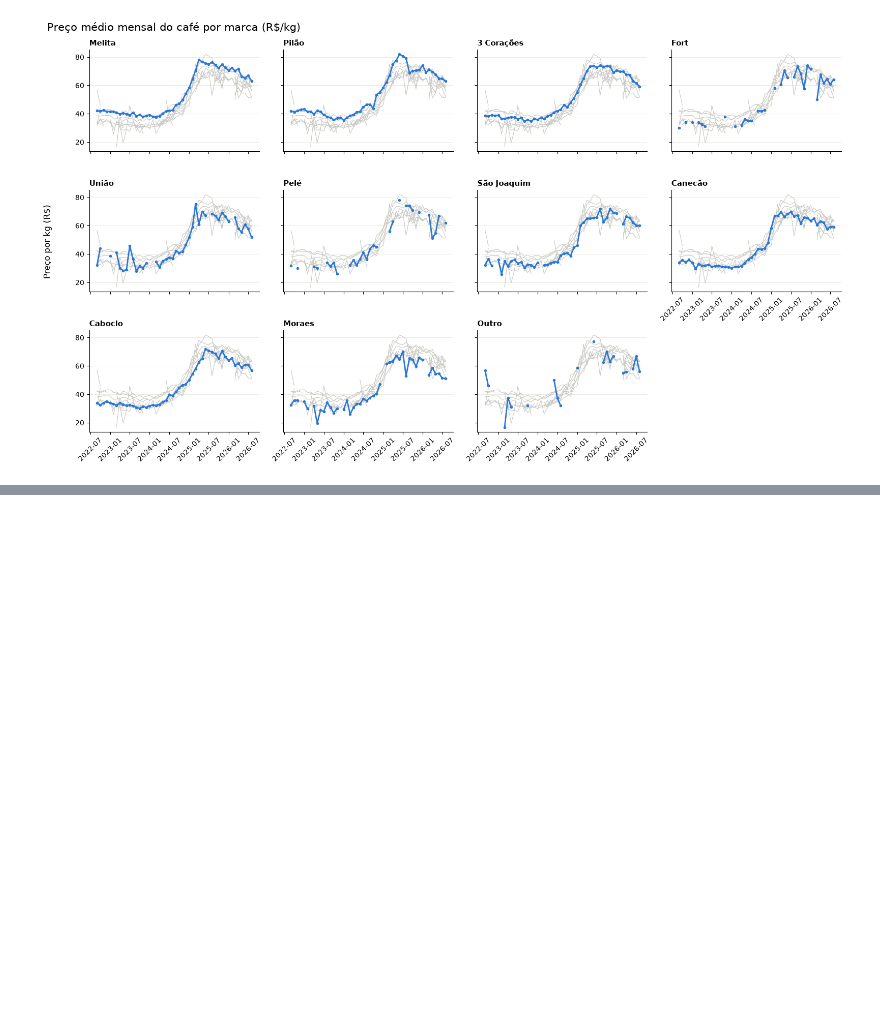
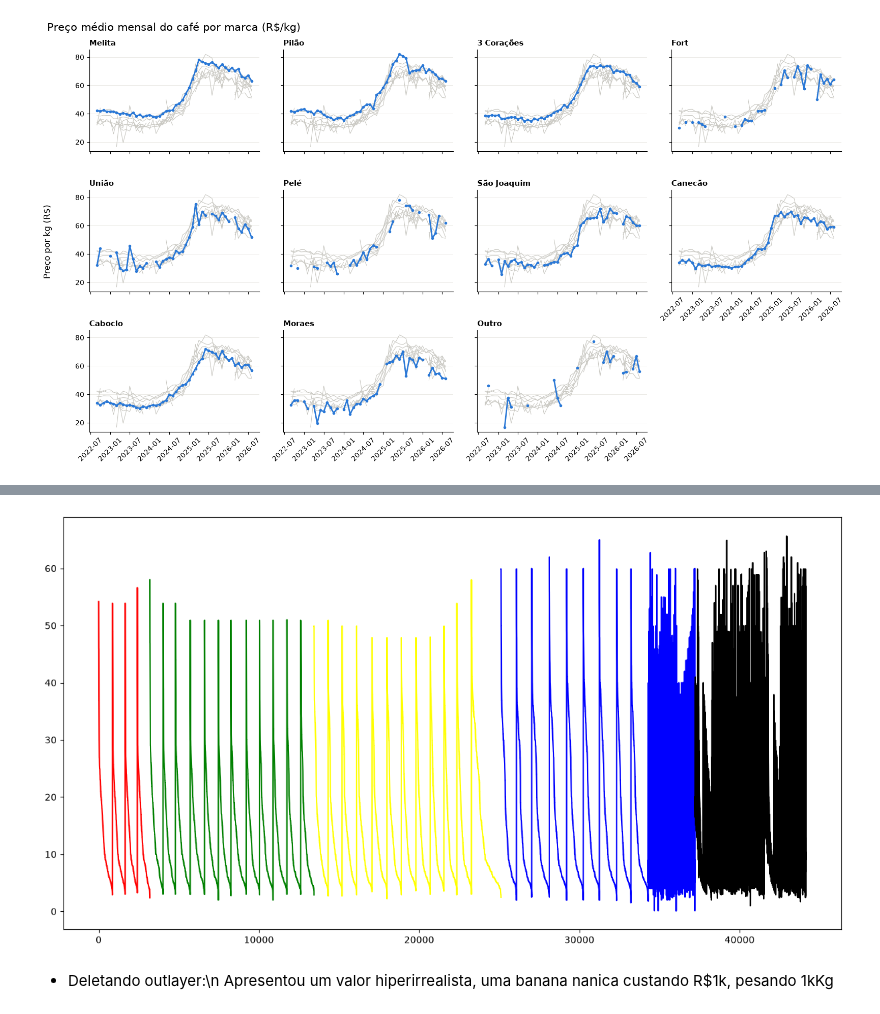
Before and after one commit to Teus-Andrezana/dados_cesta_basica, a Jupyter notebook: notebooks/cesta_basica.ipynb, the cells around one changed output, grey strips where cells are left out. Saved outputs shown, nothing was run; the diff lists cells and outputs as text; code cells hidden in the pictures; blank space fills up the shorter version.

```diff
--- a/notebooks/cesta_basica.ipynb
+++ b/notebooks/cesta_basica.ipynb
@@ -250,0 +318,10 @@ plt.show()
+# %%
+color = ["red", "green", "yellow", "blue", "black"]
+plt.figure(figsize = (15, 8))
+for c, y in enumerate(years):
+    plt.plot(df[df["Mes_Ano_Data"].dt.year == y]["Preco"], color[c])
+# %% [output]
+[figure, added]
+# %% [markdown]
+- Deletando outlayer:\n
+Apresentou um valor hiperirrealista, uma banana nanica custando R$1k, pesando 1kKg
```
Also changed, not shown: parts of 13 cells of this notebook.
